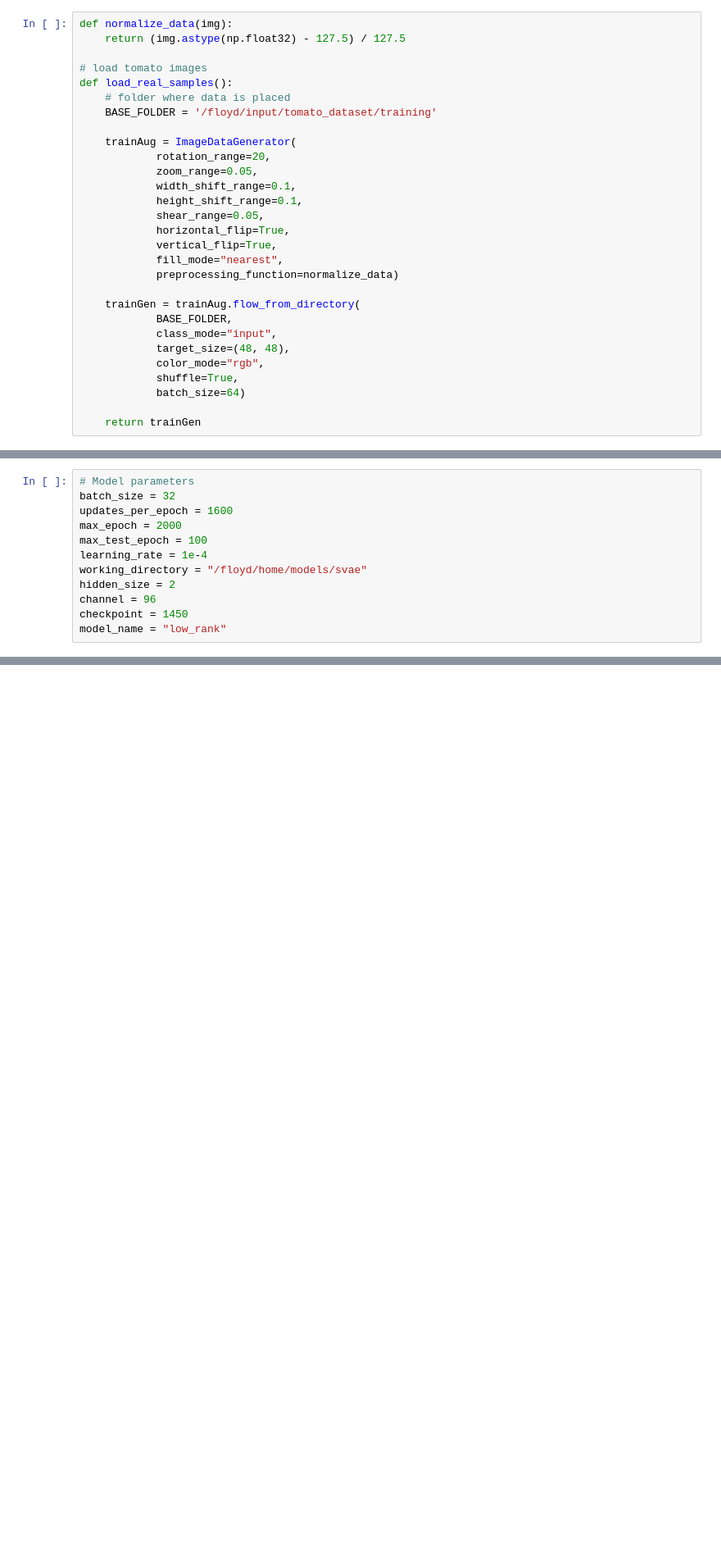
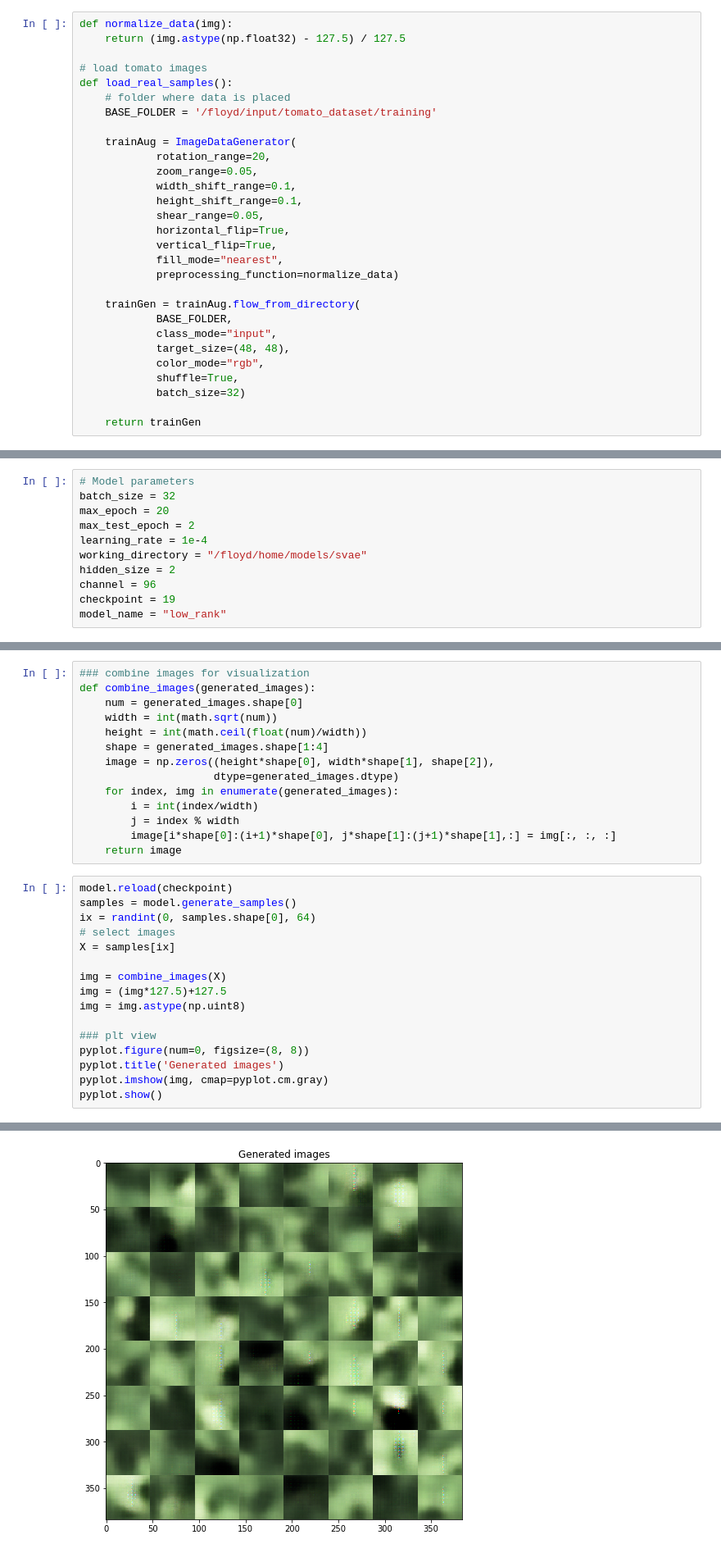
Before and after one commit to MaestriaElectronicaTEC/adversarial-anomaly-detector, a Jupyter notebook: models/svae/spatial_variational_autoencoder.ipynb, the cells around one changed output, grey strips where cells are left out. Shown at 82% size. Cells and saved outputs as stored; diff of their text form; blank space fills up the shorter version.

```diff
--- a/models/svae/spatial_variational_autoencoder.ipynb
+++ b/models/svae/spatial_variational_autoencoder.ipynb
@@ -50,7 +59,7 @@ def load_real_samples():
             target_size=(48, 48),
             color_mode="rgb",
             shuffle=True,
-            batch_size=64)
+            batch_size=32)
 
     return trainGen
 # %%
@@ -110,14 +122,13 @@ test_dataset, test_coordinates = load_test_data()
 # %%
 # Model parameters
 batch_size = 32
-updates_per_epoch = 1600
-max_epoch = 2000
-max_test_epoch = 100
+max_epoch = 20
+max_test_epoch = 2
 learning_rate = 1e-4
 working_directory = "/floyd/home/models/svae"
 hidden_size = 2
 channel = 96
-checkpoint = 1450
+checkpoint = 19
 model_name = "low_rank"
 # %%
 model = VAE(hidden_size, batch_size, learning_rate, channel, model_name)
@@ -173,0 +248,31 @@ print("se: %d" % (nlls.std() / np.sqrt(10000)))
+# %%
+### combine images for visualization
+def combine_images(generated_images):
+    num = generated_images.shape[0]
+    width = int(math.sqrt(num))
+    height = int(math.ceil(float(num)/width))
+    shape = generated_images.shape[1:4]
+    image = np.zeros((height*shape[0], width*shape[1], shape[2]),
+                     dtype=generated_images.dtype)
+    for index, img in enumerate(generated_images):
+        i = int(index/width)
+        j = index % width
+        image[i*shape[0]:(i+1)*shape[0], j*shape[1]:(j+1)*shape[1],:] = img[:, :, :]
+    return image
+# %%
+model.reload(checkpoint)
+samples = model.generate_samples()
+ix = randint(0, samples.shape[0], 64)
+# select images
+X = samples[ix]
+
+img = combine_images(X)
+img = (img*127.5)+127.5
+img = img.astype(np.uint8)
+
+### plt view
+pyplot.figure(num=0, figsize=(8, 8))
+pyplot.title('Generated images')
+pyplot.imshow(img, cmap=pyplot.cm.gray)
+pyplot.show()
+# %% [output]
@@ -173,0 +282 @@ print("se: %d" % (nlls.std() / np.sqrt(10000)))
+[figure, added]
```
Also changed, not shown: parts of 8 cells of this notebook, 1 other file.
